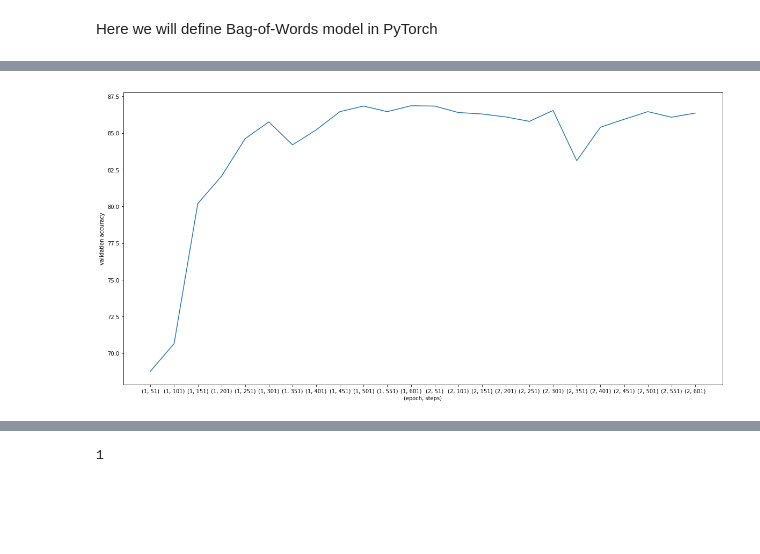
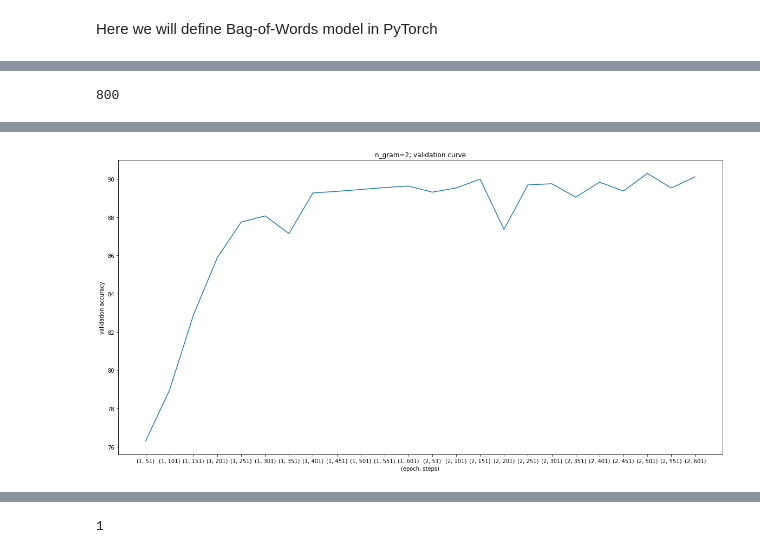
Before and after one commit to tianyibi/nlpclass, a Jupyter notebook: hw1.ipynb, the cells around one changed output, grey strips where cells are left out. Saved outputs shown, nothing was run; the diff lists cells and outputs as text; code cells hidden in the pictures; blank space fills up the shorter version.

```diff
--- a/hw1.ipynb
+++ b/hw1.ipynb
@@ -201,9 +241,17 @@ def get_n_gram_tokens(n, tokens):
 train_token_list = get_n_gram_tokens(4, train_data_tokens)
 val_token_list = get_n_gram_tokens(4, val_data_tokens)
 test_token_list = get_n_gram_tokens(4, test_data_tokens)
+
+train_token_list_raw = get_n_gram_tokens(4, train_data_tokens_raw)
+val_token_list_raw = get_n_gram_tokens(4, val_data_tokens_raw)
+test_token_list_raw = get_n_gram_tokens(4, test_data_tokens_raw)
+
+train_token_list_nh = get_n_gram_tokens(4, train_data_tokens_nh)
+val_token_list_nh = get_n_gram_tokens(4, val_data_tokens_nh)
+test_token_list_nh = get_n_gram_tokens(4, test_data_tokens_nh)
 # %%
 # build all training token based on n-gram
-def build_all_token_list(n, original_tokens, train_tokens=train_token_list):
+def build_all_token_list(n, original_tokens, train_tokens):
     all_tr_token=[]
     for i in range(n-1):
         for tr_token in train_tokens[i]:
@@ -461,6 +405,5 @@ def test_model(loader, model):
 # %%
-# tune parameters for n gram; will try all i such that 1<=i<=n grams
-MAX_SENTENCE_LENGTH = 200
+# function to run model
 optimizer_default = "adam"
 def run_model(emb_dim, learning_rate, num_epochs, train_loader, val_loader, id2token, optimizer_str, la = False):
 
@@ -504,6 +447,8 @@ def run_model(emb_dim, learning_rate, num_epochs, train_loader, val_loader, id2t
             # print accuracy every epoch
 
     val_acc_i = test_model(val_loader, model)
-    return val_acc_i, train_loss, val_accuracy, epoch_list
+    max_val = max(val_accuracy)
+
+    return max(max_val, val_acc_i), train_loss, val_accuracy, epoch_list
 # %%
 # set default
@@ -631,3 +769,7 @@ Val Acc 86.52
+# %%
+best_msl
+# %% [output]
+800
 # %%
 # tune n-gram with post-processing since having better result compare to without post-processing with all other parameters fixed
 def tune_n_gram(n_size):
@@ -639,45 +781,44 @@ def tune_n_gram(n_size):
     train_size = len(train_data_tokens)
     val_size = len(val_data_tokens)
 
-
     # tune n-gram
     print("Tuning n-gram:")
     for n_i in range(1,n_size+1):
         # build vocab
-        token2id, id2token = build_vocab(n_i, all_train_tokens,max_vocab_default)
+        token2id, id2token = build_vocab(n_i, all_train_tokens_nh,max_vocab_default,train_tokens=train_token_list_nh)
         if n_i == 1:
-            new_train = copy.deepcopy(train_data_tokens)
-            new_val = copy.deepcopy(val_data_tokens)
+            new_train = copy.deepcopy(train_data_tokens_nh)
+            new_val = copy.deepcopy(val_data_tokens_nh)
         else:
             for idx in range(train_size):
-                new_train[idx] += train_token_list[n_i-2][idx]
+                new_train[idx] += train_token_list_nh[n_i-2][idx]
             for idx in range(val_size):
-                new_val[idx] += val_token_list[n_i -2][idx]
+                new_val[idx] += val_token_list_nh[n_i -2][idx]
 
-        print(new_train[0])
-        print(train_data_tokens[0])
+        #print(new_train[0])
+        #print(train_data_tokens[0])
         # get indices
         train_data_indices = token2index_dataset(new_train,token2id)
         val_data_indices = token2index_dataset(new_val, token2id)
 
         # prepare data with dataloader for model
-        train_dataset = NewsGroupDataset(train_data_indices, train_target)
+        train_dataset = movieDataset(train_data_indices, train_target,max_sentence_length=best_msl)
         train_loader = torch.utils.data.DataLoader(dataset=train_dataset,
                                                batch_size=BATCH_SIZE,
-                                               collate_fn=newsgroup_collate_func,
+                                               collate_fn=lambda b: movie_collate_func(b, best_msl),
                                                shuffle=True)
 
-        val_dataset = NewsGroupDataset(val_data_indices, val_target)
+        val_dataset = movieDataset(val_data_indices, val_target, max_sentence_length=best_msl)
         val_loader = torch.utils.data.DataLoader(dataset=val_dataset,
                                                    batch_size=BATCH_SIZE,
-                                                   collate_fn=newsgroup_collate_func,
+                                                   collate_fn=lambda b: movie_collate_func(b, best_msl),
                                                    shuffle=True)
 
         # run
         print("n-gram: ", n_i)
 
         val_acc_i, train_loss, val_accuracy, epoch_list= run_model(emb_dim_default, lr_default, num_epochs_default, train_loader, val_loader,id2token, optimizer_default)
-        print ("Val Acc {}".format(val_acc_i))
+        print ("Max val Acc {}".format(val_acc_i))
 
         # plot
         plt.figure(figsize=(20,10))
@@ -685,6 +826,7 @@ def tune_n_gram(n_size):
         plt.xticks(range(len(epoch_list)), epoch_list)
         plt.xlabel("(epoch, steps)")
         plt.ylabel("training loss")
+        plt.title("n_gram="+str(n_i)+"; training curve")
         plt.show()
 
         plt.figure(figsize=(20,10))
@@ -692,6 +834,7 @@ def tune_n_gram(n_size):
         plt.xticks(range(len(epoch_list)), epoch_list)
         plt.xlabel("(epoch, steps)")
         plt.ylabel("validation accuracy")
+        plt.title("n_gram="+str(n_i)+"; validation curve")
         plt.show()
 
 
@@ -743 +886 @@ Val Acc 86.08
-[figure, old version]
+[figure, new version]
```
Also changed, not shown: parts of 33 cells of this notebook.
